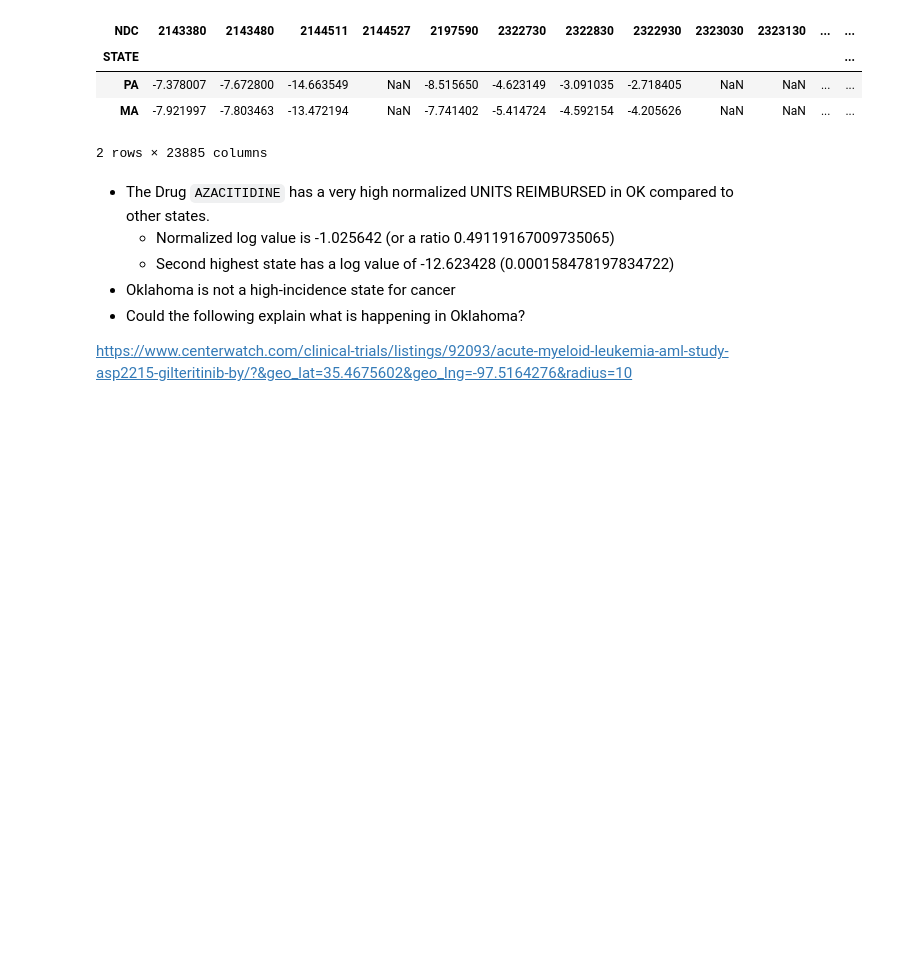
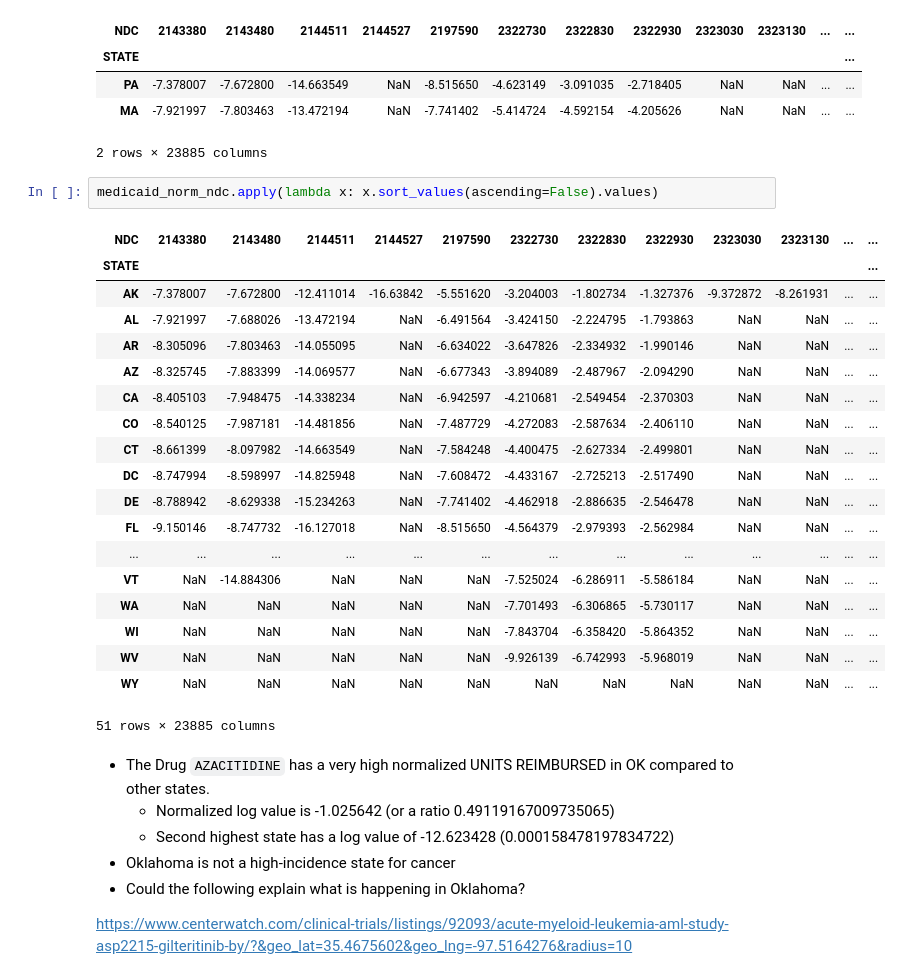
Before and after one commit to ebruffey/ics434, a Jupyter notebook: assignments/data-wrangling-ebruffey/Assignment_1.ipynb, the cells around one changed output. Saved outputs shown, nothing was run; the diff lists cells and outputs as text; blank space fills up the shorter version.

```diff
--- a/assignments/data-wrangling-ebruffey/Assignment_1.ipynb
+++ b/assignments/data-wrangling-ebruffey/Assignment_1.ipynb
@@ -828,6 +652,28 @@ medicaid_norm_ndc.nlargest(2, medicaid_norm_ndc.columns)
 | PA | -7.378007 | -7.672800 | -14.663549 | NaN | -8.515650 | -4.623149 | -3.091035 | -2.718405 | NaN | NaN | ... | ... |
 | MA | -7.921997 | -7.803463 | -13.472194 | NaN | -7.741402 | -5.414724 | -4.592154 | -4.205626 | NaN | NaN | ... | ... |
 2 rows × 23885 columns
+# %%
+medicaid_norm_ndc.apply(lambda x: x.sort_values(ascending=False).values)
+# %% [output]
+| NDC | 2143380 | 2143480 | 2144511 | 2144527 | 2197590 | 2322730 | 2322830 | 2322930 | 2323030 | 2323130 | ... | ... |
+| STATE |  |  |  |  |  |  |  |  |  |  |  | ... |
+| AK | -7.378007 | -7.672800 | -12.411014 | -16.63842 | -5.551620 | -3.204003 | -1.802734 | -1.327376 | -9.372872 | -8.261931 | ... | ... |
+| AL | -7.921997 | -7.688026 | -13.472194 | NaN | -6.491564 | -3.424150 | -2.224795 | -1.793863 | NaN | NaN | ... | ... |
+| AR | -8.305096 | -7.803463 | -14.055095 | NaN | -6.634022 | -3.647826 | -2.334932 | -1.990146 | NaN | NaN | ... | ... |
+| AZ | -8.325745 | -7.883399 | -14.069577 | NaN | -6.677343 | -3.894089 | -2.487967 | -2.094290 | NaN | NaN | ... | ... |
+| CA | -8.405103 | -7.948475 | -14.338234 | NaN | -6.942597 | -4.210681 | -2.549454 | -2.370303 | NaN | NaN | ... | ... |
+| CO | -8.540125 | -7.987181 | -14.481856 | NaN | -7.487729 | -4.272083 | -2.587634 | -2.406110 | NaN | NaN | ... | ... |
+| CT | -8.661399 | -8.097982 | -14.663549 | NaN | -7.584248 | -4.400475 | -2.627334 | -2.499801 | NaN | NaN | ... | ... |
+| DC | -8.747994 | -8.598997 | -14.825948 | NaN | -7.608472 | -4.433167 | -2.725213 | -2.517490 | NaN | NaN | ... | ... |
+| DE | -8.788942 | -8.629338 | -15.234263 | NaN | -7.741402 | -4.462918 | -2.886635 | -2.546478 | NaN | NaN | ... | ... |
+| FL | -9.150146 | -8.747732 | -16.127018 | NaN | -8.515650 | -4.564379 | -2.979393 | -2.562984 | NaN | NaN | ... | ... |
+| ... | ... | ... | ... | ... | ... | ... | ... | ... | ... | ... | ... | ... |
+| VT | NaN | -14.884306 | NaN | NaN | NaN | -7.525024 | -6.286911 | -5.586184 | NaN | NaN | ... | ... |
+| WA | NaN | NaN | NaN | NaN | NaN | -7.701493 | -6.306865 | -5.730117 | NaN | NaN | ... | ... |
+| WI | NaN | NaN | NaN | NaN | NaN | -7.843704 | -6.358420 | -5.864352 | NaN | NaN | ... | ... |
+| WV | NaN | NaN | NaN | NaN | NaN | -9.926139 | -6.742993 | -5.968019 | NaN | NaN | ... | ... |
+| WY | NaN | NaN | NaN | NaN | NaN | NaN | NaN | NaN | NaN | NaN | ... | ... |
+51 rows × 23885 columns
 # %% [markdown]
 - The Drug `AZACITIDINE` has a very high normalized UNITS REIMBURSED in OK compared to other states.
    - Normalized log value is -1.025642 (or a ratio 0.49119167009735065)
```
Also changed, not shown: parts of 12 cells of this notebook.
